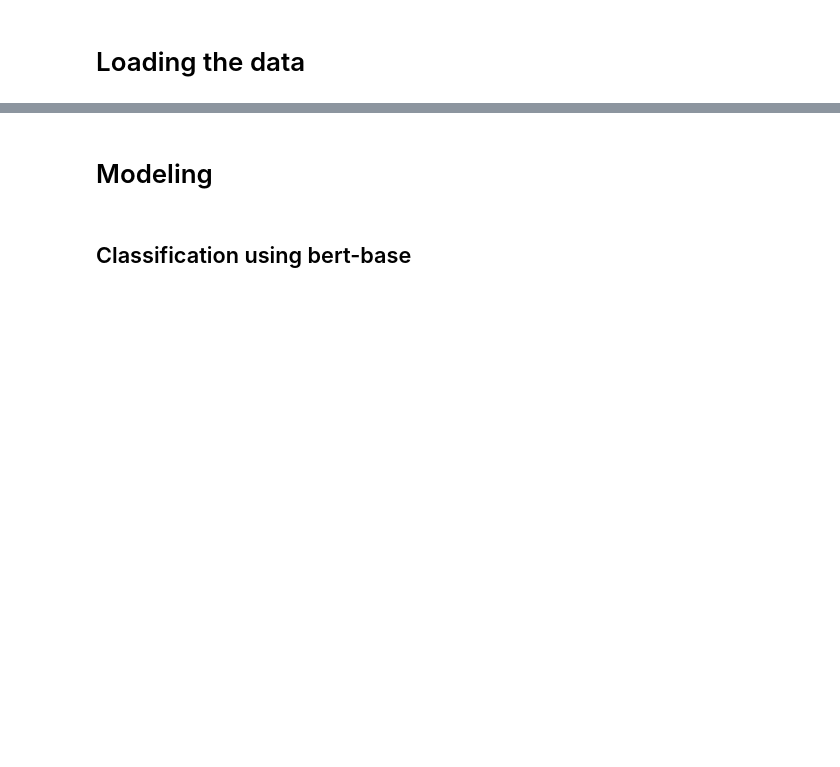
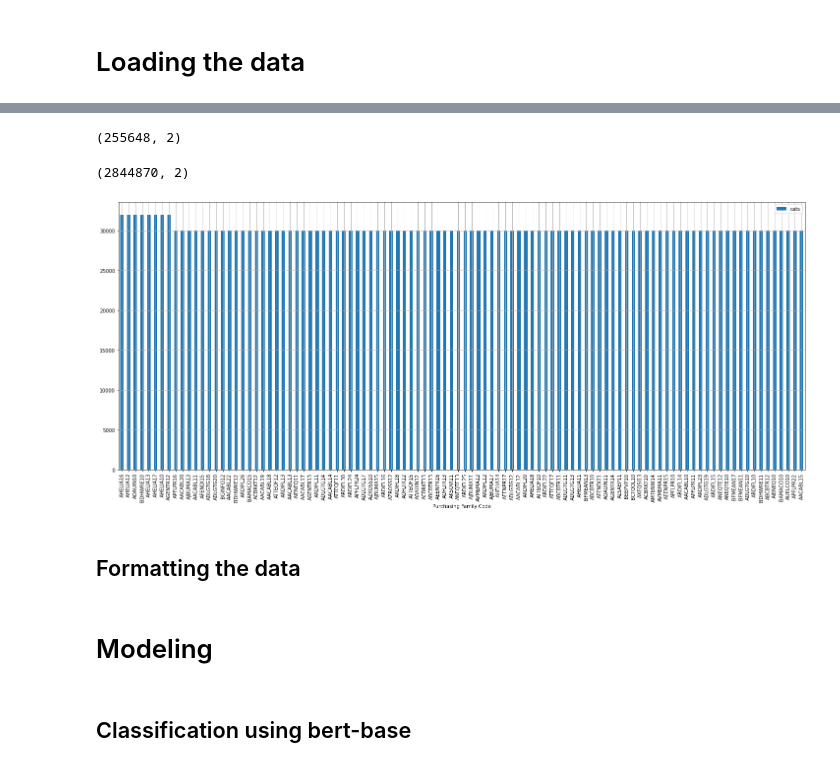
Before and after one commit to bognevivien/text-classification, a Jupyter notebook: classy_classification.ipynb, the cells around one changed output, grey strips where cells are left out. Saved outputs shown, nothing was run; the diff lists cells and outputs as text; code cells hidden in the pictures; blank space fills up the shorter version.

```diff
--- a/classy_classification.ipynb
+++ b/classy_classification.ipynb
@@ -141,3 +263,28 @@ UnpicklingError: ignored
+# %%
+downsampling_above_30000= undersample(data_bi_text_cats.query('~cats.isin(@cats_to_sample)', engine='python'))
+downsampling_above_30000.shape
+# %% [output]
+(255648, 2)
+# %%
+oversampling_under_30000= oversample(data_bi_text_cats.query('cats.isin(@cats_to_sample)', engine='python'))
+oversampling_under_30000.shape
+# %% [output]
+(2844870, 2)
+# %%
+train_test_val_df = pd.concat([downsampling_above_30000, oversampling_under_30000])
+# %%
+ax = train_test_val_df.cats\
+                 .value_counts()\
+                 .drop('Purchasing Family Code')\
+                 .plot(kind='bar', \
+                       xlabel='Purchasing Family Code',\
+                       fontsize=10,\
+                       figsize=(25,10), \
+                       grid=True, legend=True)
+# %% [output]
+[figure, added]
+# %% [markdown]
+## Formatting the data
 # %% [markdown]
 # Modeling
 # %% [markdown]
```
Also changed, not shown: parts of 20 cells of this notebook.
